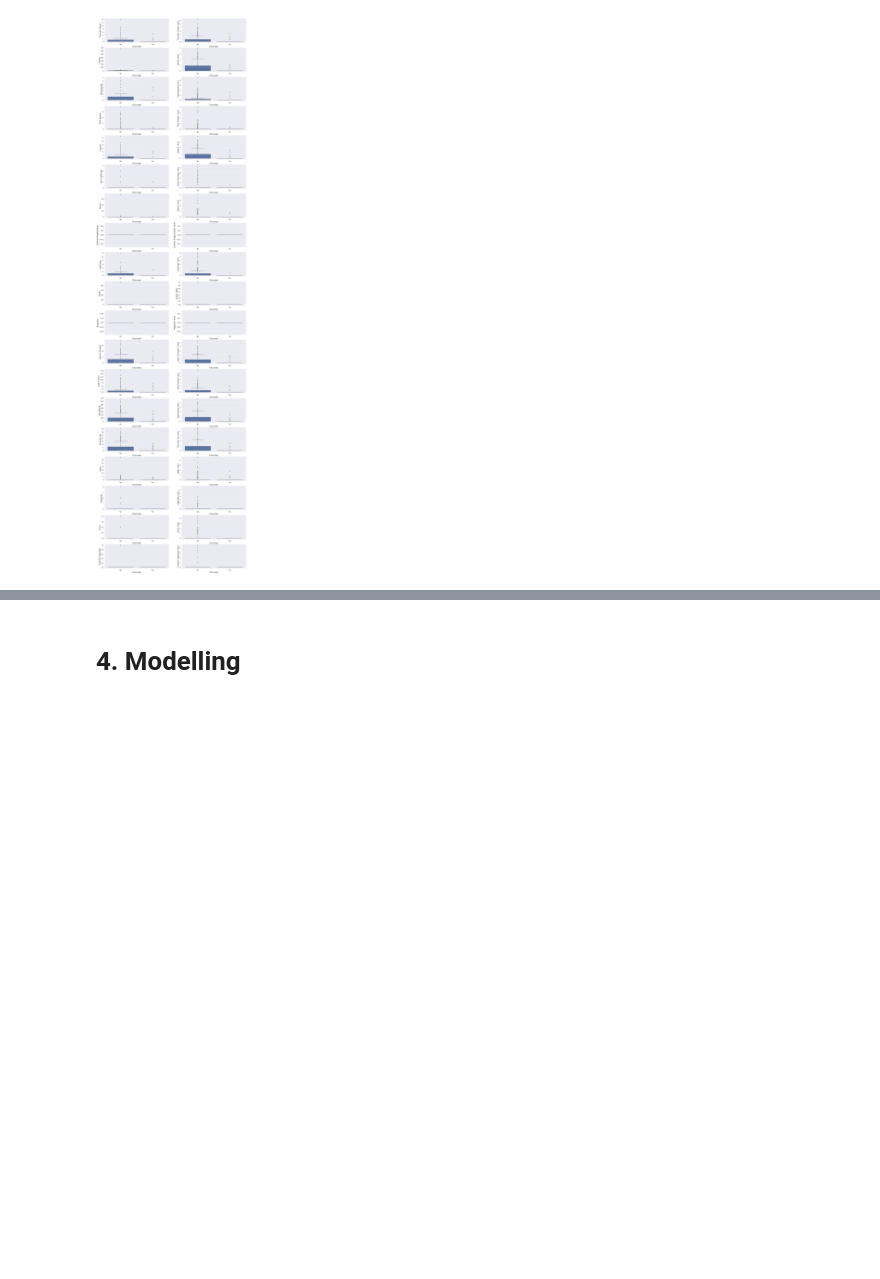
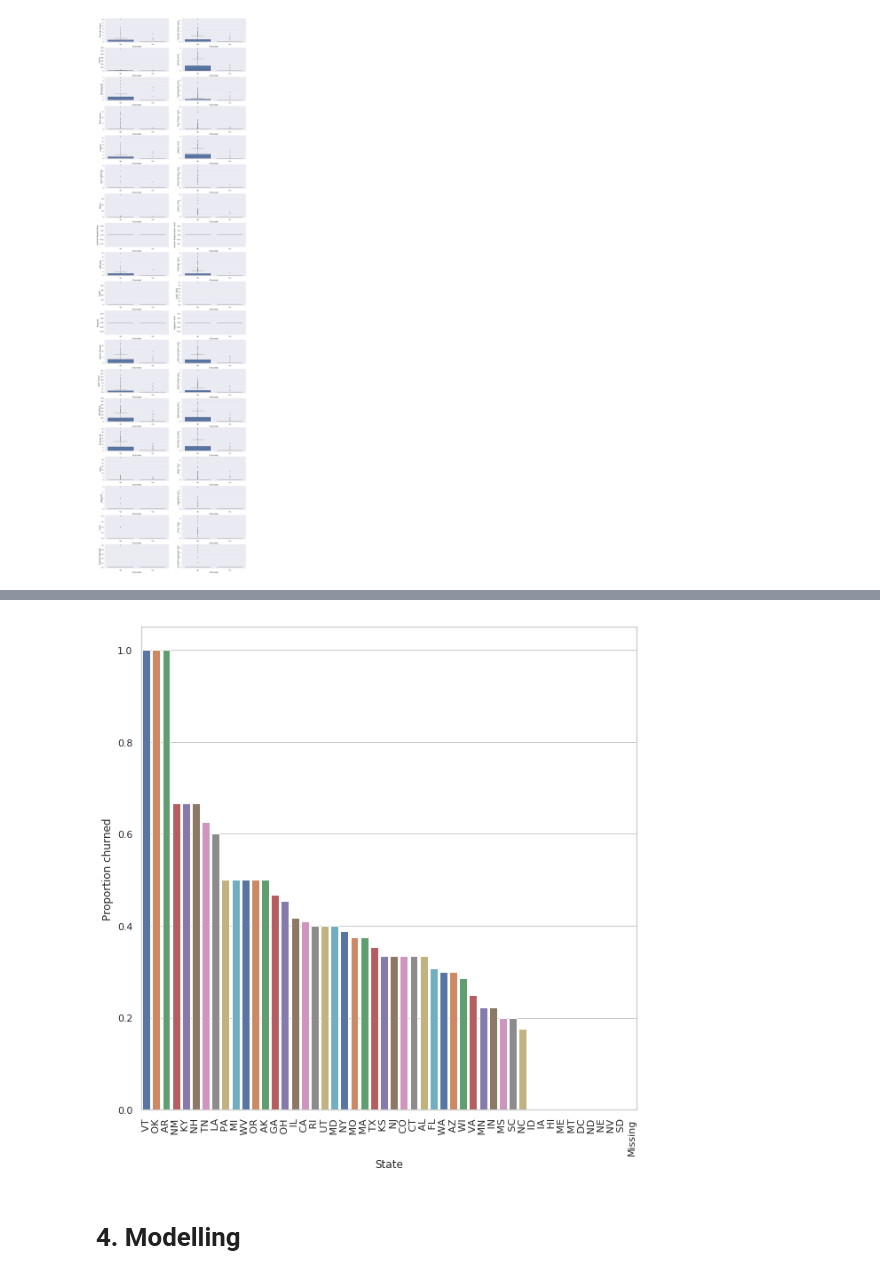
Before and after one commit to Rmostert/Sparkify-churn, a Jupyter notebook: Churn Model.ipynb, the cells around one changed output, grey strips where cells are left out. Cells and saved outputs as stored; diff of their text form; code cells hidden in the pictures; blank space fills up the shorter version.

```diff
--- a/Churn Model.ipynb
+++ b/Churn Model.ipynb
@@ -697,3 +766,12 @@ for col in range(2):
+# %%
+churned_by_state = combined_df_pd.groupby(by= 'State')["Churned"].mean().sort_values(ascending=False)
+
+fig, ax = plt.subplots(figsize = (10,10))
+sns.barplot(y=churned_by_state.values,x=churned_by_state.index, ci= None, palette="deep",ax=ax);
+ax.set_ylabel('Proportion churned');
+plt.xticks(rotation=90);
+# %% [output]
+[figure, added]
 # %% [markdown]
 # 4. Modelling
 # %%
```
Also changed, not shown: parts of 22 cells of this notebook.
